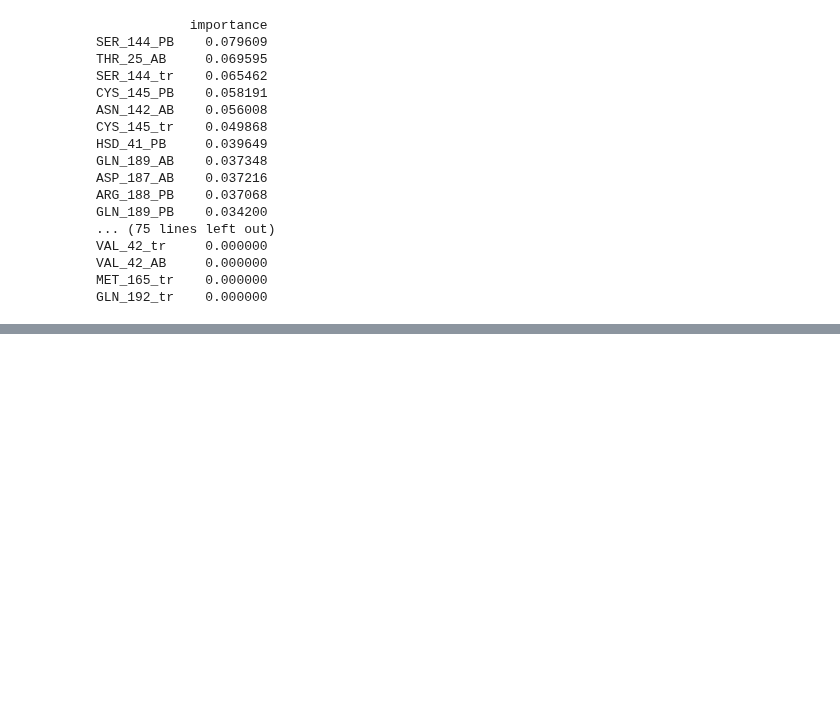
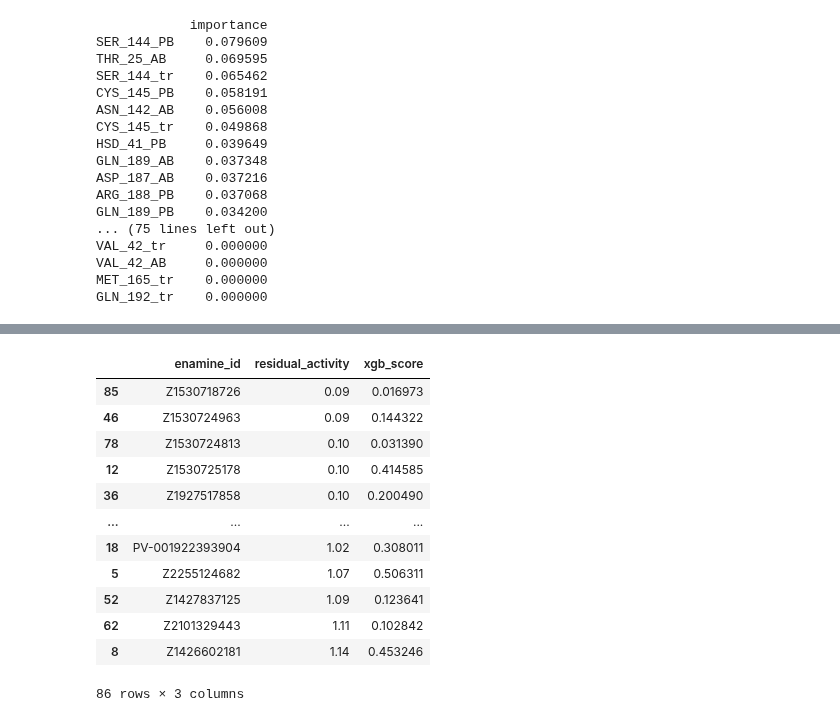
Before and after one commit to jglaser/gigadocking_notebooks, a Jupyter notebook: ML.ipynb, the cells around one changed output, grey strips where cells are left out. Saved outputs shown, nothing was run; the diff lists cells and outputs as text; code cells hidden in the pictures; blank space fills up the shorter version.

```diff
--- a/ML.ipynb
+++ b/ML.ipynb
@@ -297,0 +325,16 @@ GLN_192_tr    0.000000
+# %%
+df_xgboost.sort_values(by='residual_activity')
+# %% [output]
+|  | enamine_id | residual_activity | xgb_score |
+| 85 | Z1530718726 | 0.09 | 0.016973 |
+| 46 | Z1530724963 | 0.09 | 0.144322 |
+| 78 | Z1530724813 | 0.10 | 0.031390 |
+| 12 | Z1530725178 | 0.10 | 0.414585 |
+| 36 | Z1927517858 | 0.10 | 0.200490 |
+| ... | ... | ... | ... |
+| 18 | PV-001922393904 | 1.02 | 0.308011 |
+| 5 | Z2255124682 | 1.07 | 0.506311 |
+| 52 | Z1427837125 | 1.09 | 0.123641 |
+| 62 | Z2101329443 | 1.11 | 0.102842 |
+| 8 | Z1426602181 | 1.14 | 0.453246 |
+86 rows × 3 columns
```
Also changed, not shown: parts of 14 cells of this notebook.
